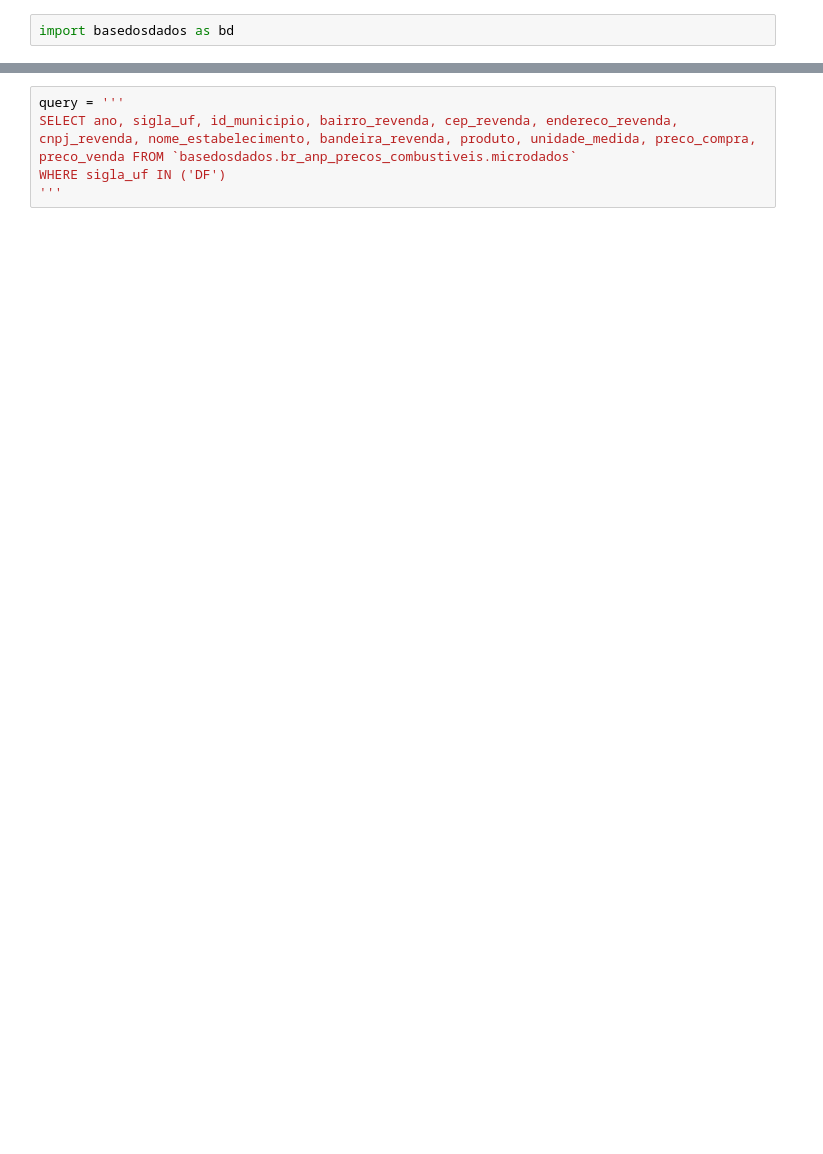
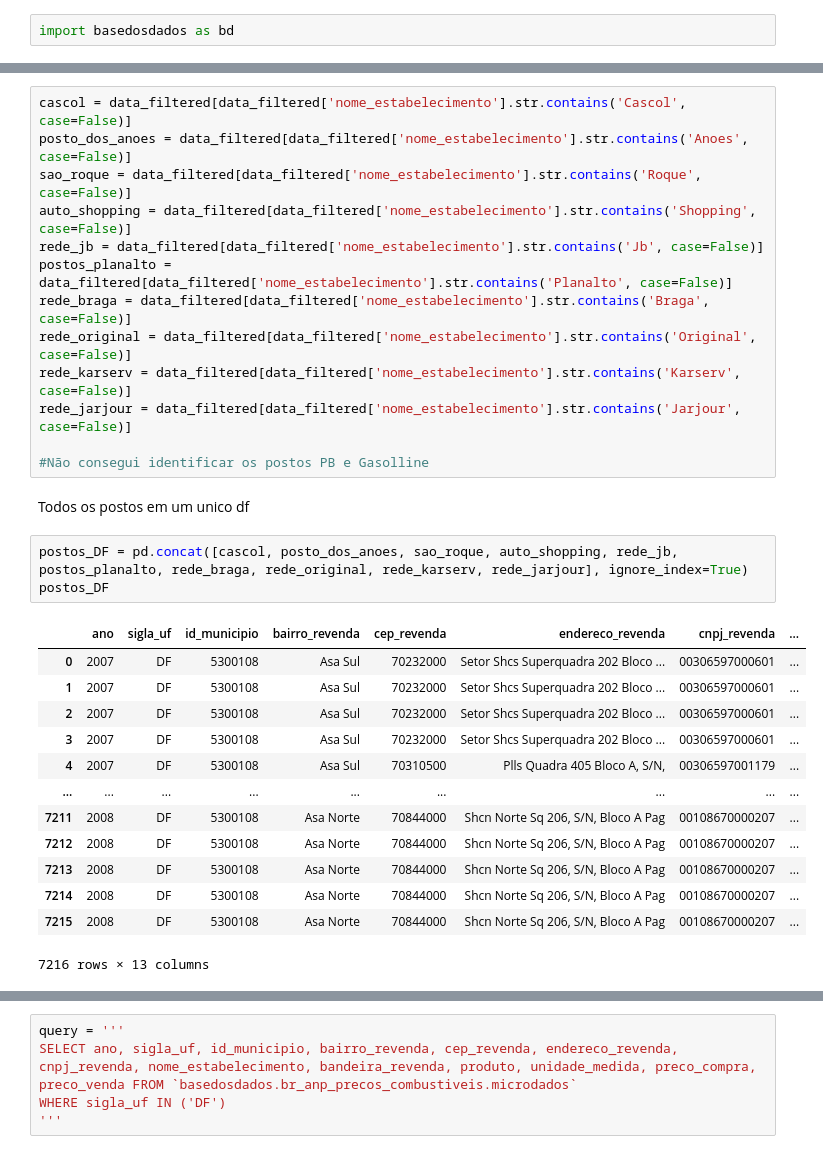
Before and after one commit to estevaocardoso/projetos-estevao, a Jupyter notebook: GAS_ML/GETTING_DF.ipynb, the cells around one changed output, grey strips where cells are left out. Drawn from its saved outputs; the diff is of its cells as text; blank space fills up the shorter version.

```diff
--- a/GAS_ML/GETTING_DF.ipynb
+++ b/GAS_ML/GETTING_DF.ipynb
@@ -84,0 +27,32 @@ df_adress
+# %%
+cascol = data_filtered[data_filtered['nome_estabelecimento'].str.contains('Cascol', case=False)]
+posto_dos_anoes = data_filtered[data_filtered['nome_estabelecimento'].str.contains('Anoes', case=False)]
+sao_roque = data_filtered[data_filtered['nome_estabelecimento'].str.contains('Roque', case=False)]
+auto_shopping = data_filtered[data_filtered['nome_estabelecimento'].str.contains('Shopping', case=False)]
+rede_jb = data_filtered[data_filtered['nome_estabelecimento'].str.contains('Jb', case=False)]
+postos_planalto = data_filtered[data_filtered['nome_estabelecimento'].str.contains('Planalto', case=False)]
+rede_braga = data_filtered[data_filtered['nome_estabelecimento'].str.contains('Braga', case=False)]
+rede_original = data_filtered[data_filtered['nome_estabelecimento'].str.contains('Original', case=False)]
+rede_karserv = data_filtered[data_filtered['nome_estabelecimento'].str.contains('Karserv', case=False)]
+rede_jarjour = data_filtered[data_filtered['nome_estabelecimento'].str.contains('Jarjour', case=False)]
+
+#Não consegui identificar os postos PB e Gasolline
+# %% [markdown]
+Todos os postos em um unico df
+# %%
+postos_DF = pd.concat([cascol, posto_dos_anoes, sao_roque, auto_shopping, rede_jb, postos_planalto, rede_braga, rede_original, rede_karserv, rede_jarjour], ignore_index=True)
+postos_DF
+# %% [output]
+|  | ano | sigla_uf | id_municipio | bairro_revenda | cep_revenda | endereco_revenda | cnpj_revenda | ... |
+| 0 | 2007 | DF | 5300108 | Asa Sul | 70232000 | Setor Shcs Superquadra 202 Bloco ... | 00306597000601 | ... |
+| 1 | 2007 | DF | 5300108 | Asa Sul | 70232000 | Setor Shcs Superquadra 202 Bloco ... | 00306597000601 | ... |
+| 2 | 2007 | DF | 5300108 | Asa Sul | 70232000 | Setor Shcs Superquadra 202 Bloco ... | 00306597000601 | ... |
+| 3 | 2007 | DF | 5300108 | Asa Sul | 70232000 | Setor Shcs Superquadra 202 Bloco ... | 00306597000601 | ... |
+| 4 | 2007 | DF | 5300108 | Asa Sul | 70310500 | Plls Quadra 405 Bloco A, S/N, | 00306597001179 | ... |
+| ... | ... | ... | ... | ... | ... | ... | ... | ... |
+| 7211 | 2008 | DF | 5300108 | Asa Norte | 70844000 | Shcn Norte Sq 206, S/N, Bloco A Pag | 00108670000207 | ... |
+| 7212 | 2008 | DF | 5300108 | Asa Norte | 70844000 | Shcn Norte Sq 206, S/N, Bloco A Pag | 00108670000207 | ... |
+| 7213 | 2008 | DF | 5300108 | Asa Norte | 70844000 | Shcn Norte Sq 206, S/N, Bloco A Pag | 00108670000207 | ... |
+| 7214 | 2008 | DF | 5300108 | Asa Norte | 70844000 | Shcn Norte Sq 206, S/N, Bloco A Pag | 00108670000207 | ... |
+| 7215 | 2008 | DF | 5300108 | Asa Norte | 70844000 | Shcn Norte Sq 206, S/N, Bloco A Pag | 00108670000207 | ... |
+7216 rows × 13 columns
```
Also changed, not shown: parts of 20 cells of this notebook, 3 other files.
